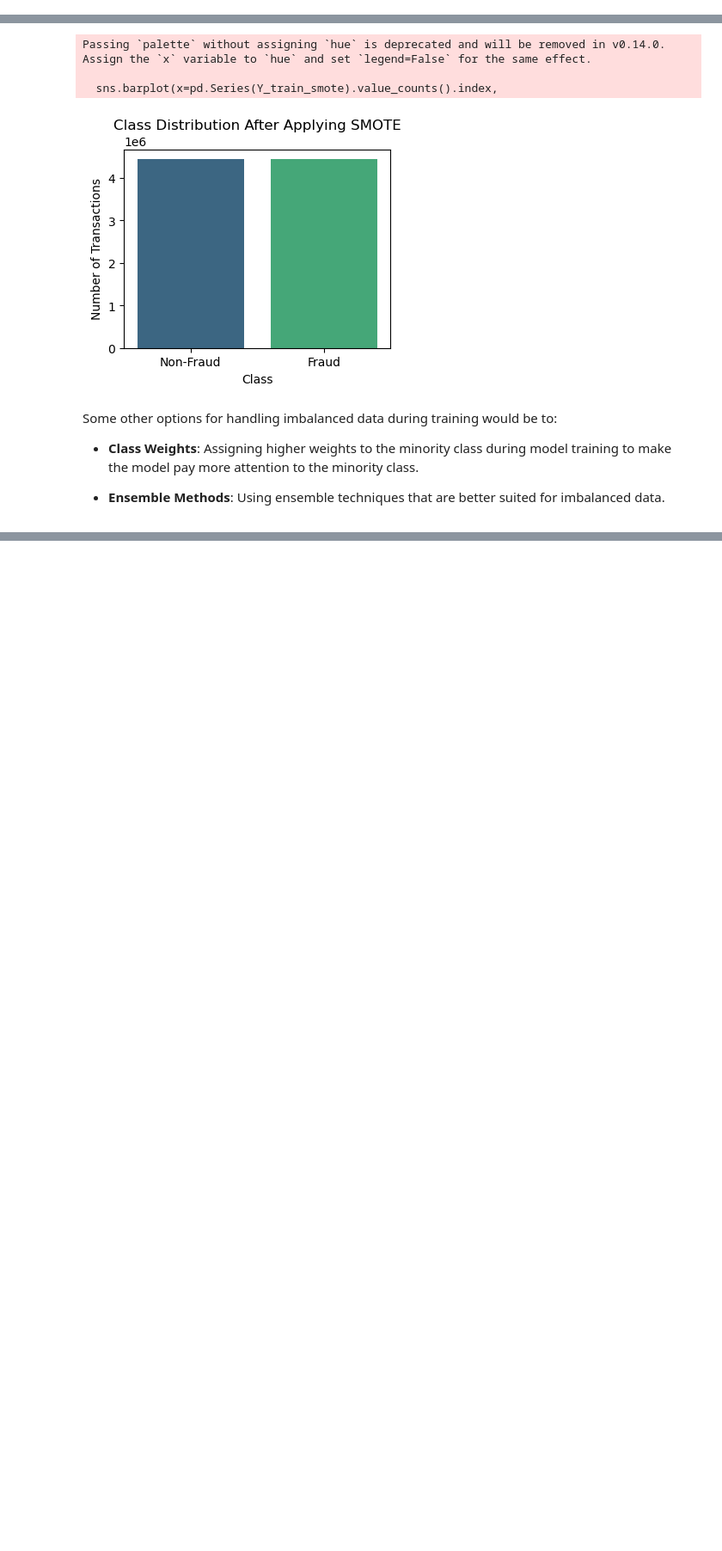
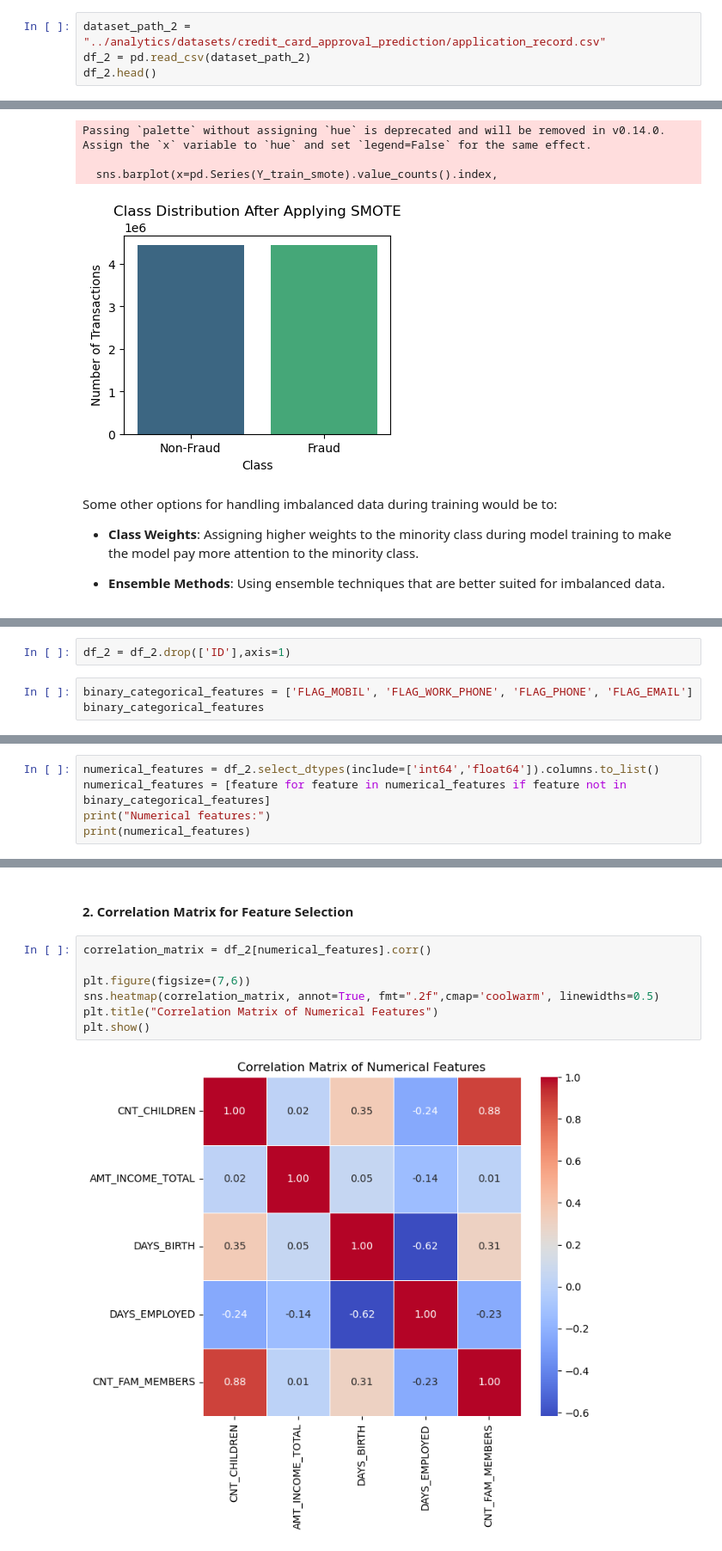
Before and after one commit to curio25/fraud-detection, a Jupyter notebook: analytics/eda.ipynb, the cells around one changed output, grey strips where cells are left out. Shown at 86% size. Saved outputs shown, nothing was run; the diff lists cells and outputs as text; blank space fills up the shorter version.

```diff
--- a/analytics/eda.ipynb
+++ b/analytics/eda.ipynb
@@ -223,3 +222,7 @@ df_1.head()
 | 2 | 1 | TRANSFER | 181.00 | C1305486145 | 181.0 | 0.00 | C553264065 | 0.0 | ... |
 | 3 | 1 | CASH_OUT | 181.00 | C840083671 | 181.0 | 0.00 | C38997010 | 21182.0 | ... |
 | 4 | 1 | PAYMENT | 11668.14 | C2048537720 | 41554.0 | 29885.86 | M1230701703 | 0.0 | ... |
+# %%
+dataset_path_2 = "../analytics/datasets/credit_card_approval_prediction/application_record.csv"
+df_2 = pd.read_csv(dataset_path_2)
+df_2.head()
@@ -458,0 +423,5 @@ Some other options for handling imbalanced data during training would be to:
+# %%
+df_2 = df_2.drop(['ID'],axis=1)
+# %%
+binary_categorical_features = ['FLAG_MOBIL', 'FLAG_WORK_PHONE', 'FLAG_PHONE', 'FLAG_EMAIL']
+binary_categorical_features
@@ -458,0 +437,5 @@ Some other options for handling imbalanced data during training would be to:
+# %%
+numerical_features = df_2.select_dtypes(include=['int64','float64']).columns.to_list()
+numerical_features = [feature for feature in numerical_features if feature not in binary_categorical_features]
+print("Numerical features:")
+print(numerical_features)
@@ -458,0 +569,11 @@ Some other options for handling imbalanced data during training would be to:
+# %% [markdown]
+#### **2\. Correlation Matrix for Feature Selection**
+# %%
+correlation_matrix = df_2[numerical_features].corr()
+
+plt.figure(figsize=(7,6))
+sns.heatmap(correlation_matrix, annot=True, fmt=".2f",cmap='coolwarm', linewidths=0.5)
+plt.title("Correlation Matrix of Numerical Features")
+plt.show()
+# %% [output]
+[figure, added]
```
Also changed, not shown: parts of 25 cells of this notebook.
